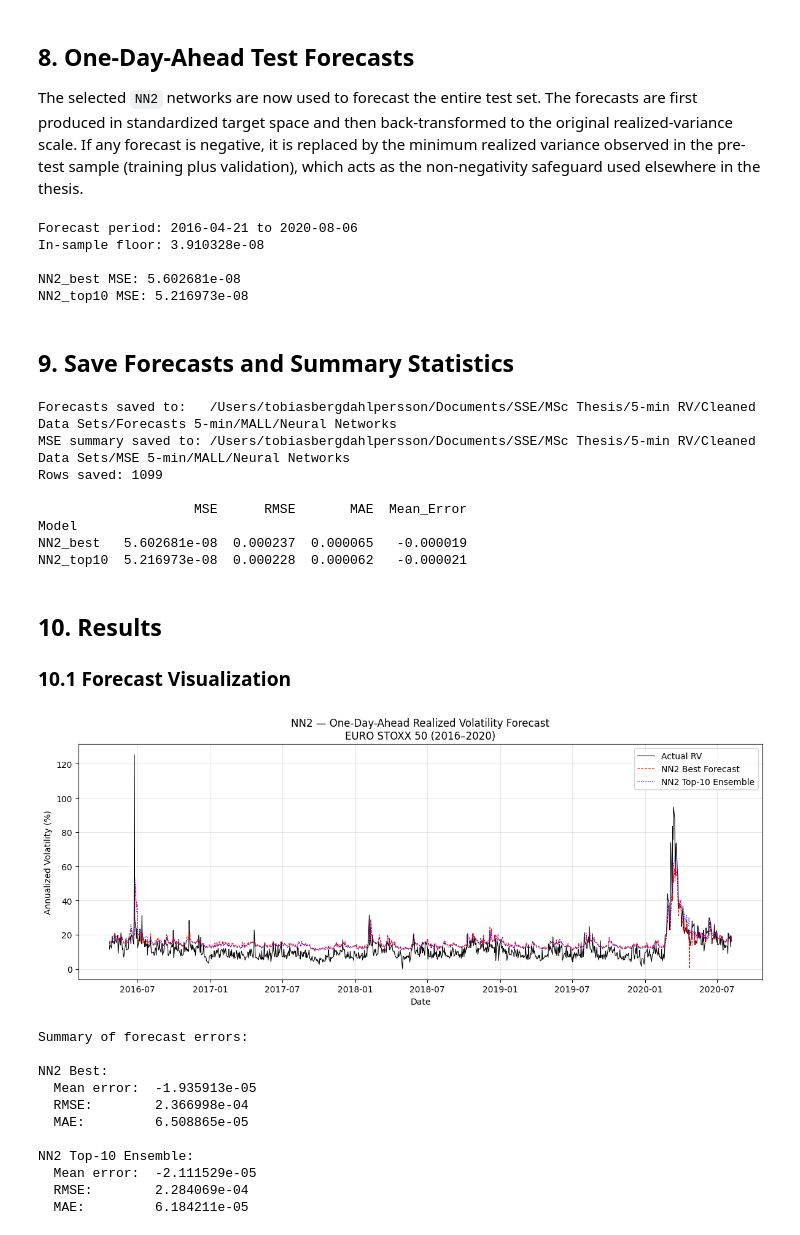
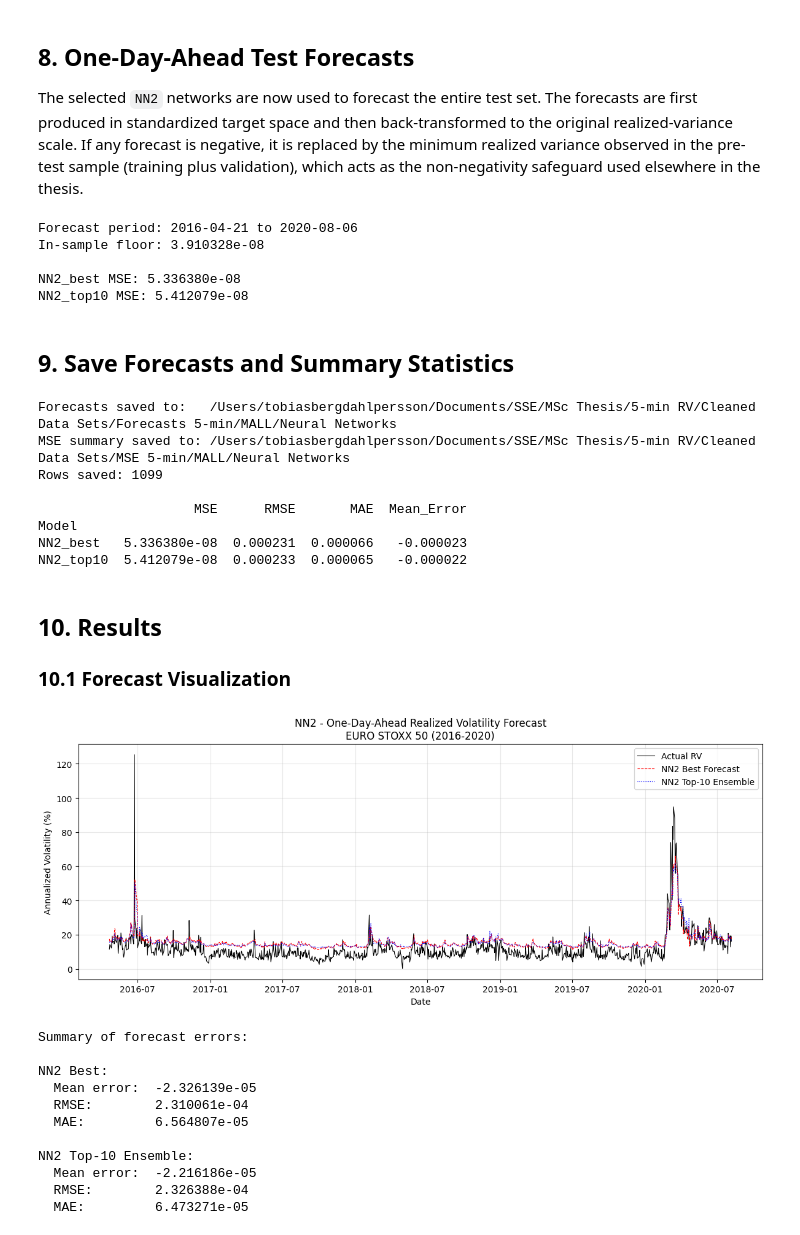
Before and after one commit to tobiasctpersson/MSc-Thesis, a Jupyter notebook: 5-min RV/Python Code/MALL Results/Neural Networks/MALL_5min_NN2.ipynb, the cells around one changed output. Drawn from its saved outputs; the diff is of its cells as text; code cells hidden in the pictures.

Commit message:
Update thesis: added new results, figures, and code

```diff
--- a/5-min RV/Python Code/MALL Results/Neural Networks/MALL_5min_NN2.ipynb
+++ b/5-min RV/Python Code/MALL Results/Neural Networks/MALL_5min_NN2.ipynb
@@ -177,6 +177,6 @@ Following the paper, `NN2` is the second neural network in the geometric pyramid
 # %%
 class NN2(nn.Module):
-    def __init__(self, input_dim, hidden_dims=(8, 4), keep_prob=0.8):
+    def __init__(self, input_dim, hidden_dims=(4, 2), keep_prob=0.8):
         super().__init__()
         self.hidden1 = nn.Linear(input_dim, hidden_dims[0])
         self.hidden2 = nn.Linear(hidden_dims[0], hidden_dims[1])
@@ -205,7 +205,7 @@ model_test = NN2(input_dim=input_dim).to(device)
 
 print(model_test)
 print(f"\nInput dimension:   {input_dim}")
-print("Hidden neurons:    8, 4")
+print("Hidden neurons:    4, 2")
 print("Output dimension:  1")
 print(f"\nTotal parameters: {sum(p.numel() for p in model_test.parameters())}")
 # %% [output]
@@ -241,7 +241,7 @@ def to_tensor(x):
 
 def train_nn2(X_tr, y_tr, X_vl, y_vl,
               input_dim,
-              hidden_dims=(8, 4),
+              hidden_dims=(4, 2),
               keep_prob=0.8,
               learning_rate=0.001,
               max_epochs=500,
@@ -454,8 +446,8 @@ print(f"NN2_top10 MSE: {mse_top10:.6e}")
 Forecast period: 2016-04-21 to 2020-08-06
 In-sample floor: 3.910328e-08
 
-NN2_best MSE: 5.602681e-08
-NN2_top10 MSE: 5.216973e-08
+NN2_best MSE: 5.336380e-08
+NN2_top10 MSE: 5.412079e-08
 # %% [markdown]
 ## 9. Save Forecasts and Summary Statistics
 # %%
@@ -488,50 +480,50 @@ Rows saved: 1099
 
                     MSE      RMSE       MAE  Mean_Error
 Model
-NN2_best   5.602681e-08  0.000237  0.000065   -0.000019
-NN2_top10  5.216973e-08  0.000228  0.000062   -0.000021
+NN2_best   5.336380e-08  0.000231  0.000066   -0.000023
+NN2_top10  5.412079e-08  0.000233  0.000065   -0.000022
 # %% [markdown]
 ## 10. Results
 ### 10.1 Forecast Visualization
 # %%
 results_plot = pd.DataFrame({
     "Actual": np.sqrt(results_NN2["RV_actual"] * 252) * 100,
     "Forecast_best": np.sqrt(results_NN2["RV_forecast_best"] * 252) * 100,
     "Forecast_top10": np.sqrt(results_NN2["RV_forecast_top10"] * 252) * 100
 }, index=results_NN2.index)
 
 fig, ax = plt.subplots(figsize=(12, 5))
 ax.plot(results_plot["Actual"], label="Actual RV", color="black", linewidth=0.8)
 ax.plot(results_plot["Forecast_best"], label="NN2 Best Forecast", color="red", linewidth=0.8, linestyle="--")
 ax.plot(results_plot["Forecast_top10"], label="NN2 Top-10 Ensemble", color="blue", linewidth=0.8, linestyle=":")
-ax.set_title("NN2 — One-Day-Ahead Realized Volatility Forecast\nEURO STOXX 50 (2016–2020)", fontsize=12)
+ax.set_title("NN2 - One-Day-Ahead Realized Volatility Forecast\nEURO STOXX 50 (2016-2020)", fontsize=12)
 ax.set_ylabel("Annualized Volatility (%)")
 ax.set_xlabel("Date")
 ax.legend()
 ax.grid(True, alpha=0.3)
 plt.tight_layout()
 plt.show()
 
 print("\nSummary of forecast errors:")
 print("\nNN2 Best:")
 print(f"  Mean error:  {errors_best.mean():.6e}")
 print(f"  RMSE:        {np.sqrt(mse_best):.6e}")
 print(f"  MAE:         {errors_best.abs().mean():.6e}")
 
 print("\nNN2 Top-10 Ensemble:")
 print(f"  Mean error:  {errors_top10.mean():.6e}")
 print(f"  RMSE:        {np.sqrt(mse_top10):.6e}")
 print(f"  MAE:         {errors_top10.abs().mean():.6e}")
 # %% [output]
-[figure, old version]
+[figure, new version]
 Summary of forecast errors:
 
 NN2 Best:
-  Mean error:  -1.935913e-05
-  RMSE:        2.366998e-04
-  MAE:         6.508865e-05
+  Mean error:  -2.326139e-05
+  RMSE:        2.310061e-04
+  MAE:         6.564807e-05
 
 NN2 Top-10 Ensemble:
-  Mean error:  -2.111529e-05
-  RMSE:        2.284069e-04
-  MAE:         6.184211e-05
+  Mean error:  -2.216186e-05
+  RMSE:        2.326388e-04
+  MAE:         6.473271e-05
```
Also changed, not shown: parts of 6 cells of this notebook, 37 other files.
